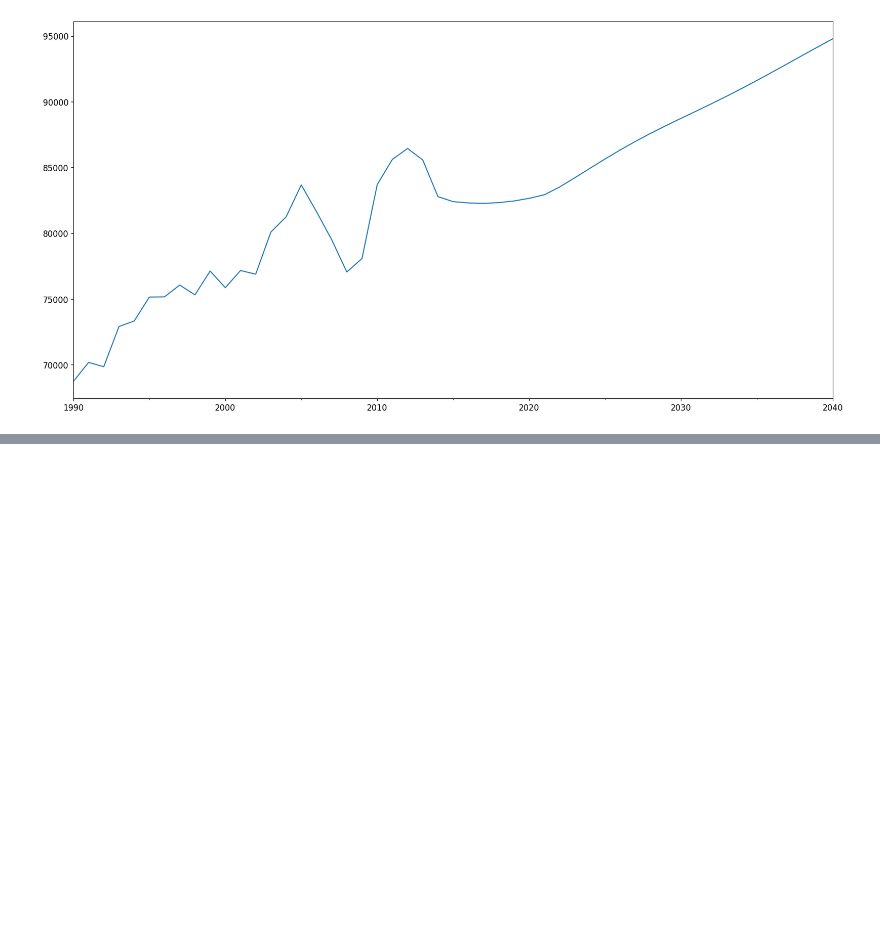
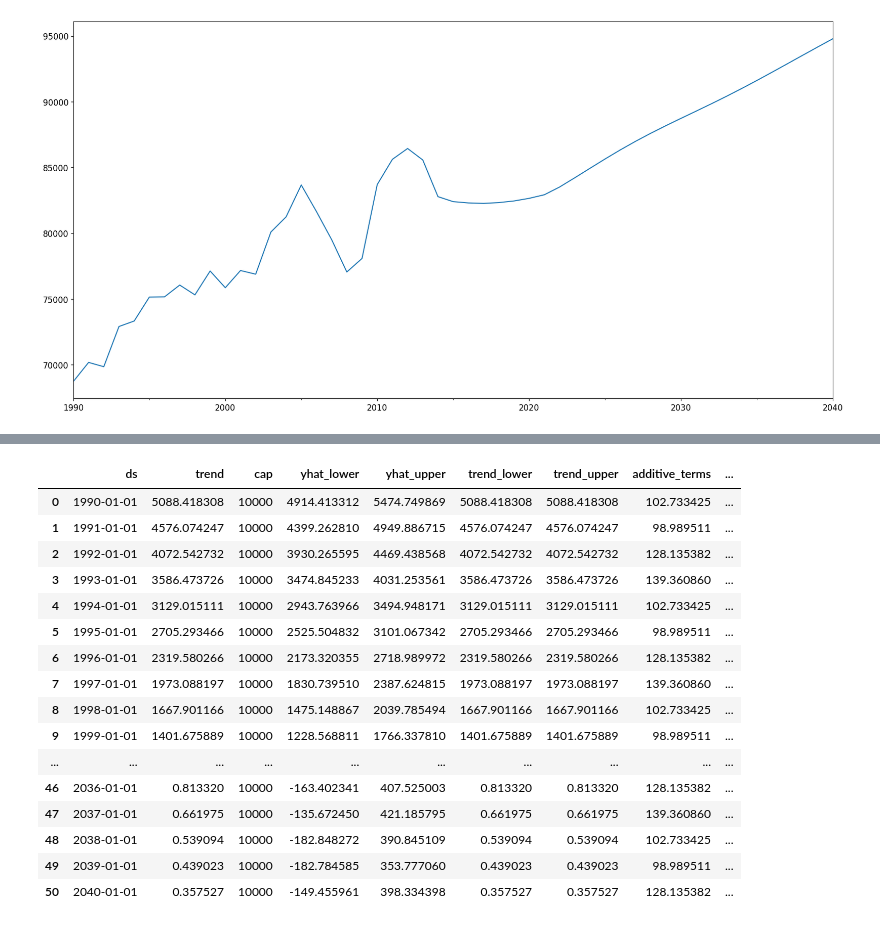
Before and after one commit to tiZyJoshi/MasterProject, a Jupyter notebook: forecasting.ipynb, the cells around one changed output, grey strips where cells are left out. Cells and saved outputs as stored; diff of their text form; code cells hidden in the pictures; blank space fills up the shorter version.

```diff
--- a/forecasting.ipynb
+++ b/forecasting.ipynb
@@ -332,0 +410,21 @@ clean_asd.sum(axis=1).plot()
+# %%
+forecast = m.predict(future)
+forecast
+# %% [output]
+|  | ds | trend | cap | yhat_lower | yhat_upper | trend_lower | trend_upper | additive_terms | ... |
+| 0 | 1990-01-01 | 5088.418308 | 10000 | 4914.413312 | 5474.749869 | 5088.418308 | 5088.418308 | 102.733425 | ... |
+| 1 | 1991-01-01 | 4576.074247 | 10000 | 4399.262810 | 4949.886715 | 4576.074247 | 4576.074247 | 98.989511 | ... |
+| 2 | 1992-01-01 | 4072.542732 | 10000 | 3930.265595 | 4469.438568 | 4072.542732 | 4072.542732 | 128.135382 | ... |
+| 3 | 1993-01-01 | 3586.473726 | 10000 | 3474.845233 | 4031.253561 | 3586.473726 | 3586.473726 | 139.360860 | ... |
+| 4 | 1994-01-01 | 3129.015111 | 10000 | 2943.763966 | 3494.948171 | 3129.015111 | 3129.015111 | 102.733425 | ... |
+| 5 | 1995-01-01 | 2705.293466 | 10000 | 2525.504832 | 3101.067342 | 2705.293466 | 2705.293466 | 98.989511 | ... |
+| 6 | 1996-01-01 | 2319.580266 | 10000 | 2173.320355 | 2718.989972 | 2319.580266 | 2319.580266 | 128.135382 | ... |
+| 7 | 1997-01-01 | 1973.088197 | 10000 | 1830.739510 | 2387.624815 | 1973.088197 | 1973.088197 | 139.360860 | ... |
+| 8 | 1998-01-01 | 1667.901166 | 10000 | 1475.148867 | 2039.785494 | 1667.901166 | 1667.901166 | 102.733425 | ... |
+| 9 | 1999-01-01 | 1401.675889 | 10000 | 1228.568811 | 1766.337810 | 1401.675889 | 1401.675889 | 98.989511 | ... |
+| ... | ... | ... | ... | ... | ... | ... | ... | ... | ... |
+| 46 | 2036-01-01 | 0.813320 | 10000 | -163.402341 | 407.525003 | 0.813320 | 0.813320 | 128.135382 | ... |
+| 47 | 2037-01-01 | 0.661975 | 10000 | -135.672450 | 421.185795 | 0.661975 | 0.661975 | 139.360860 | ... |
+| 48 | 2038-01-01 | 0.539094 | 10000 | -182.848272 | 390.845109 | 0.539094 | 0.539094 | 102.733425 | ... |
+| 49 | 2039-01-01 | 0.439023 | 10000 | -182.784585 | 353.777060 | 0.439023 | 0.439023 | 98.989511 | ... |
+| 50 | 2040-01-01 | 0.357527 | 10000 | -149.455961 | 398.334398 | 0.357527 | 0.357527 | 128.135382 | ... |
```
Also changed, not shown: parts of 9 cells of this notebook, 6 other files.
